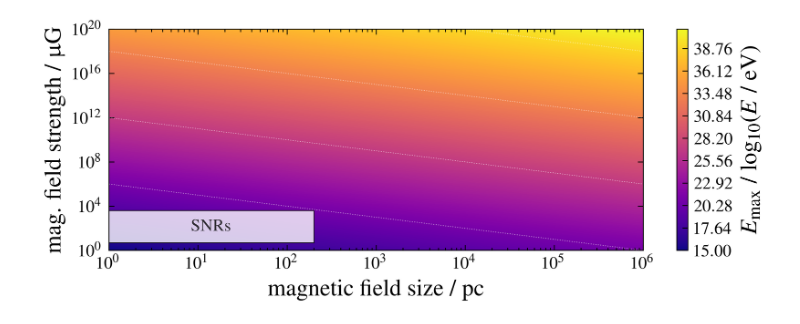
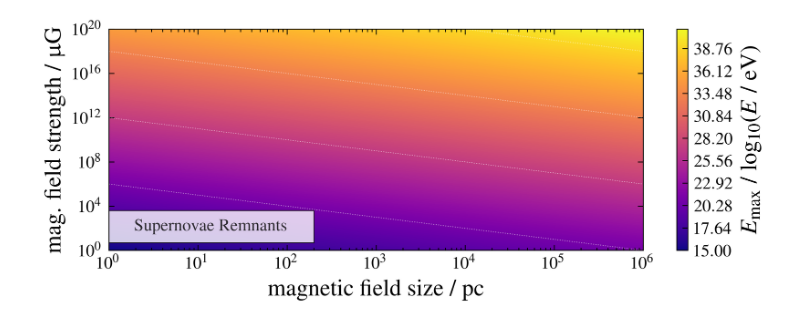
Before and after one commit to Quizznor/thesis-latex, a Jupyter notebook: scripts/plot_scripts/hillas_plot/hillas_plot.ipynb, the cells around one changed output. Saved outputs shown, nothing was run; the diff lists cells and outputs as text; code cells hidden in the pictures.

```diff
--- a/scripts/plot_scripts/hillas_plot/hillas_plot.ipynb
+++ b/scripts/plot_scripts/hillas_plot/hillas_plot.ipynb
@@ -91,35 +91,36 @@ coords = {
 
 
 
 
 # plt.gca().clabel(CS, CS.levels, fmt=fmt, fontsize=10, inline=True, inline_spacing=-109)
 
-SNRs = ax.add_patch(Rectangle((1, 5), 199, 3995, fc = "w", color = "k", lw=0.5, alpha=0.8))  # SNRs
-_ = ax.annotate("SNRs", get_center(SNRs) , ha='center', va='center', alpha=0.8)
+SNRs = ax.add_patch(Rectangle((1, 5), 199, 3995, fc = "w", color = "k", lw=0.5, alpha=0.8))     # SNRs
+_ = ax.annotate("Supernovae Remnants", get_center(SNRs) , ha='center', va='center', alpha=0.8)
+AGNs = ax.add_patch(Rectangle((1, 5), 199, 3995, fc = "w", color = "k", lw=0.5, alpha=0.8))     # AGNs
+_ = ax.annotate("Active gal. nuclei", get_center(AGNs) , ha='center', va='center', alpha=0.8)
+
 
 
 
 # plt.scatter( 8.594, 8.3e4, s = 50, fc = "w", edgecolor = "k")                   # LHC
 # plt.gca().add_patch(Rectangle((8, 1e9-5), 10, 1e14, fc = "w", color = "k"))     # Pulsars
 # plt.gca().add_patch(Rectangle((3e18, 1e-5), 1e20, 1e-3, fc = "w", color = "k")) # RGs
 # plt.gca().add_patch(Rectangle((6e3, 8.2e4), 1e4, 1e9, fc = "w", color = "k"))   # White dwarf
-# plt.scatter( 1e12, 1e3, s = 3000, fc = "w", edgecolor = "k")                    # AGNs
 # plt.scatter( 1e3, 1e3, s = 800, fc = "w", edgecolor = "k")                      # Sunspots
 
 # plt.text(13, 2e5, "LHC", c = "w", weight = "bold")
 # plt.text(4e3, 1e2, "Sunspots", c = "w", weight = "bold")
 # plt.text(30, 1e12, "Pulsars", c = "w", weight = "bold")
-# plt.text(6e12, 1e1, "AGNs", c = "w", weight = "bold")
 # plt.text(1.5e18, 5e-3, "  Radio\nGalaxies", c = "w", weight = "bold")
 # plt.text(2e4, 2e5, "White\nDwarfs", c = "w", weight = "bold")
 
 # plt.plot([10, 1e22], [1e15, 1e-6], c = "k", ls = "--")                          # GZK
 # plt.text(1e4, 1.5e7, r"GZK-Cutoff $\approx 10^{20}\;\mathrm{eV}$", rotation = -34, c = "k")
 # plt.plot([1, 1e19], [1e13, 1e-6], c = "k", ls = "--")                           # Proton knee
 # plt.text(1e4, 1e4, r"Proton knee $\approx 10^{16}\;\mathrm{eV}$", rotation = -34, c = "k")
 # plt.plot([1.0,1e6], [1.0, 1e-6], c = "lightgray", ls = "--")                    # Aurora
 # plt.text(3, 1e-6, r"Aurora Borealis $\approx 10^{3}\;\mathrm{eV}$", rotation = -34, c = "lightgray")
 # plt.plot([1e6, 1e23], [1e15, 1e-2], c = "whitesmoke", ls = "--")
 # plt.text(1e17, 2.7e-1, r"GUT-Scale $\approx 10^{25}\,\mathrm{eV}$", rotation = -34, c = "whitesmoke")
 # %% [output]
-[figure, old version]
+[figure, new version]
```
Also changed, not shown: parts of 1 cell of this notebook, 7 other files.
